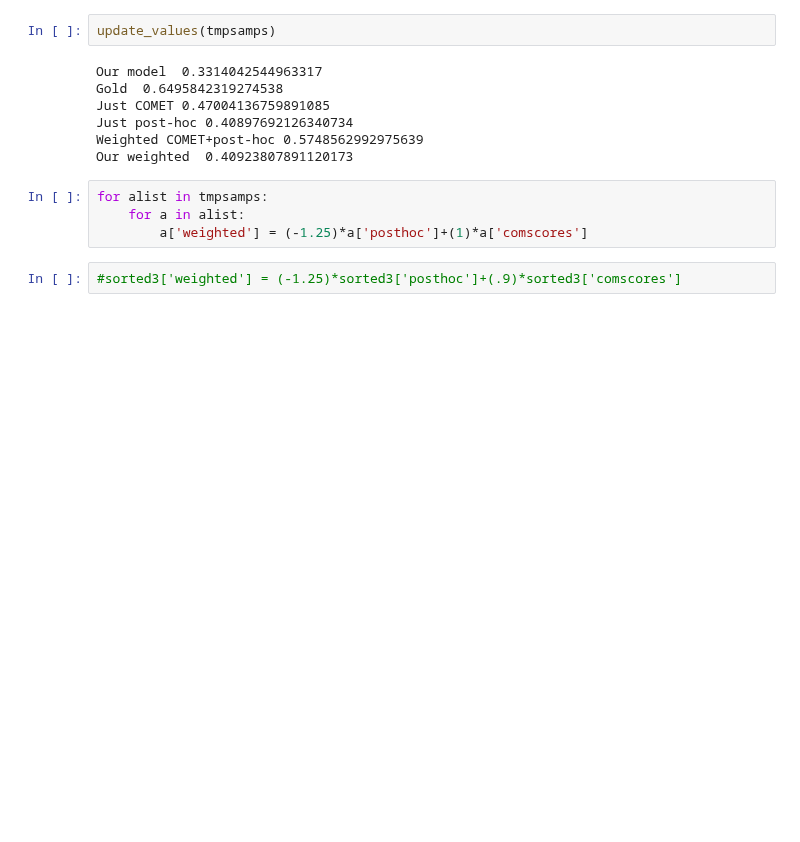
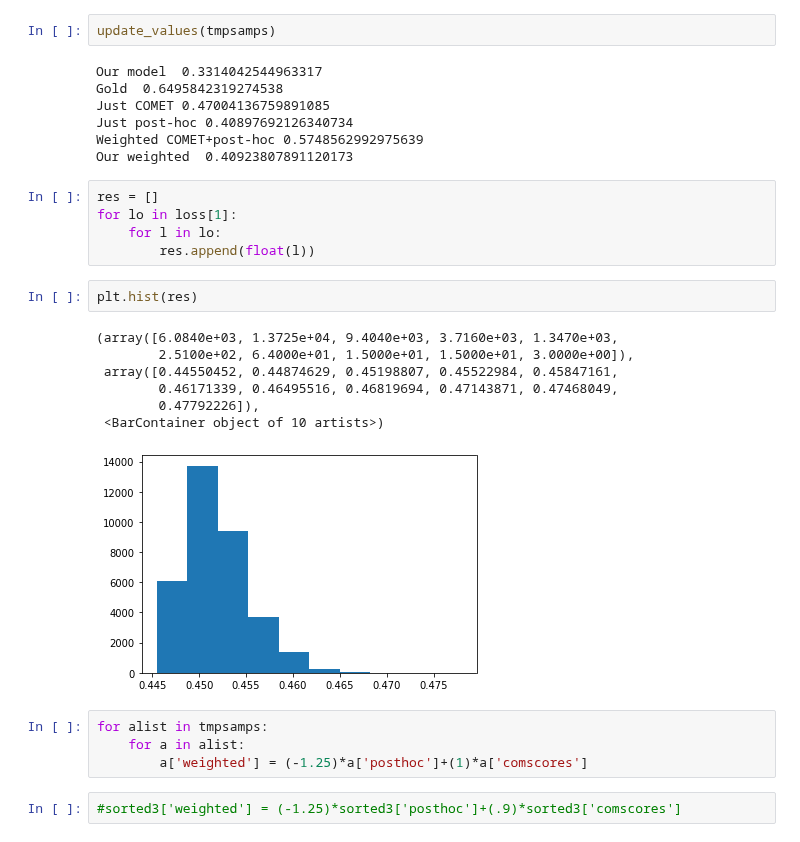
Before and after one commit to PrasannS/eel-reranking, a Jupyter notebook: distill_comet.ipynb, the cells around one changed output. Saved outputs shown, nothing was run; the diff lists cells and outputs as text; blank space fills up the shorter version.

```diff
--- a/distill_comet.ipynb
+++ b/distill_comet.ipynb
@@ -638,6 +638,21 @@ Just COMET 0.47004136759891085
 Just post-hoc 0.40897692126340734
 Weighted COMET+post-hoc 0.5748562992975639
 Our weighted  0.40923807891120173
+# %%
+res = []
+for lo in loss[1]:
+    for l in lo:
+        res.append(float(l))
+# %%
+plt.hist(res)
+# %% [output]
+(array([6.0840e+03, 1.3725e+04, 9.4040e+03, 3.7160e+03, 1.3470e+03,
+        2.5100e+02, 6.4000e+01, 1.5000e+01, 1.5000e+01, 3.0000e+00]),
+ array([0.44550452, 0.44874629, 0.45198807, 0.45522984, 0.45847161,
+        0.46171339, 0.46495516, 0.46819694, 0.47143871, 0.47468049,
+        0.47792226]),
+ <BarContainer object of 10 artists>)
+[figure, added]
 # %%
 for alist in tmpsamps:
     for a in alist:
```
Also changed, not shown: 3 other files.
